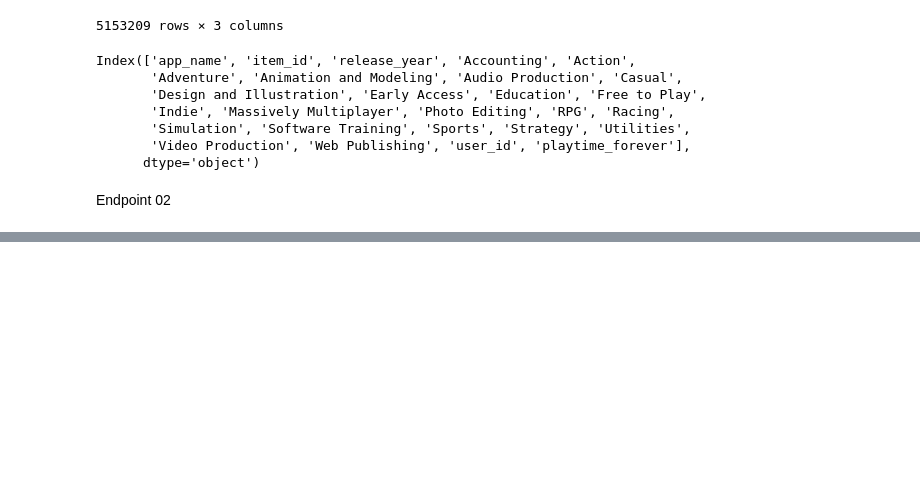
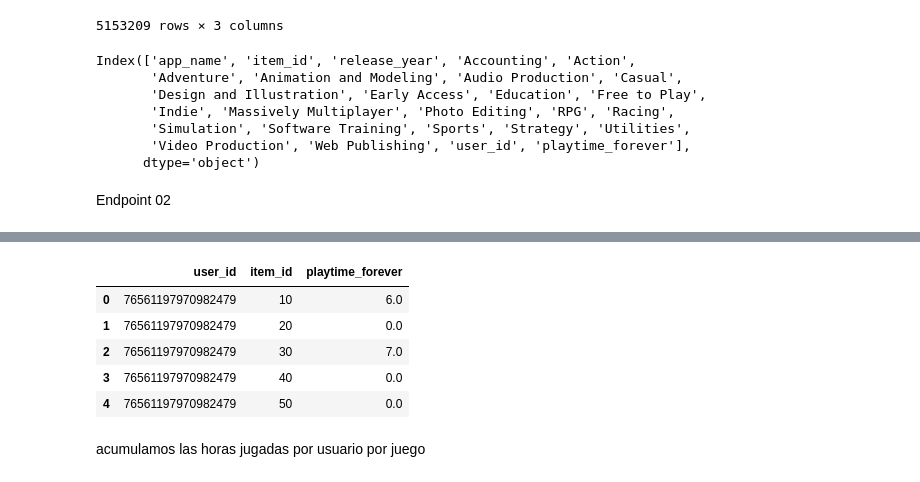
Before and after one commit to lpardom/PI_MLOps, a Jupyter notebook: 02 endpoints.ipynb, the cells around one changed output, grey strips where cells are left out. Cells and saved outputs as stored; diff of their text form; code cells hidden in the pictures; blank space fills up the shorter version.

```diff
--- a/02 endpoints.ipynb
+++ b/02 endpoints.ipynb
@@ -103,0 +129,11 @@ Endpoint 02
+# %%
+df_items.head()
+# %% [output]
+|  | user_id | item_id | playtime_forever |
+| 0 | 76561197970982479 | 10 | 6.0 |
+| 1 | 76561197970982479 | 20 | 0.0 |
+| 2 | 76561197970982479 | 30 | 7.0 |
+| 3 | 76561197970982479 | 40 | 0.0 |
+| 4 | 76561197970982479 | 50 | 0.0 |
+# %% [markdown]
+acumulamos las horas jugadas por usuario por juego
```
Also changed, not shown: parts of 18 cells of this notebook, 5 other files.
